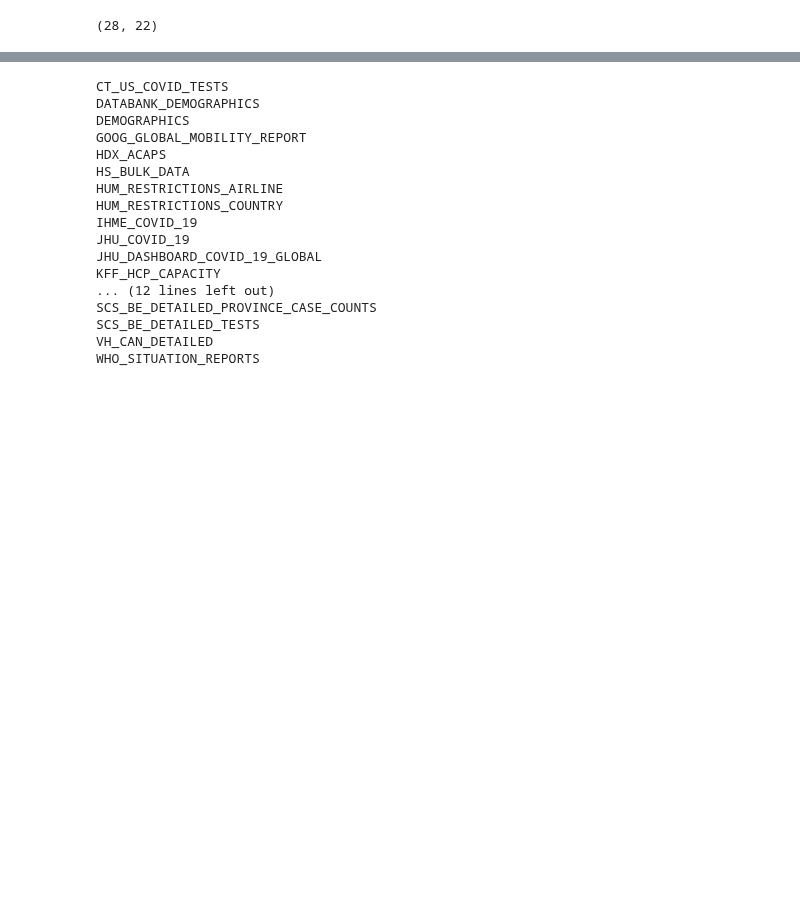
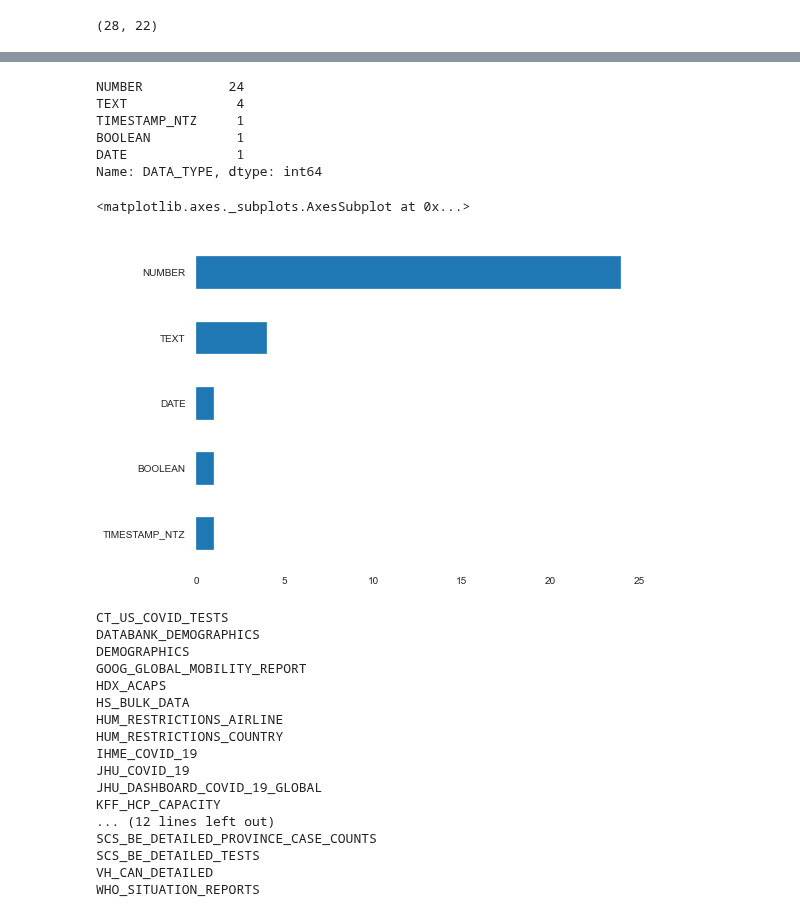
Before and after one commit to joseph-true/covid19-data-catalog, a Jupyter notebook: COVID19-metadata_2_html.ipynb, the cells around one changed output, grey strips where cells are left out. Cells and saved outputs as stored; diff of their text form; code cells hidden in the pictures; blank space fills up the shorter version.

Commit message:
Added column info to overview

```diff
--- a/COVID19-metadata_2_html.ipynb
+++ b/COVID19-metadata_2_html.ipynb
@@ -130,3 +133,7 @@ df_infoschema
 | 26 | STARSCHEMA_COVID19 | PUBLIC | VH_CAN_DETAILED | None | BASE TABLE | NO | None | ... |
 | 27 | STARSCHEMA_COVID19 | PUBLIC | WHO_SITUATION_REPORTS | None | BASE TABLE | NO | None | ... |
 28 rows × 22 columns
+# %%
+# select TABLE_NAME from "STARSCHEMA_COVID19"."INFORMATION_SCHEMA"."TABLES" where TABLE_SCHEMA = 'PUBLIC';
+table_query = 'select * from "STARSCHEMA_COVID19"."INFORMATION_SCHEMA"."COLUMNS" where TABLE_SCHEMA = \'PUBLIC\';'
+df_info_cols = pd.read_sql(table_query, ctx)
@@ -181,3 +202,6 @@ str(table_toc)
 df_infoschema.shape
 # %% [output]
 (28, 22)
+# %%
+table = 'CT_US_COVID_TESTS'
+df_cols = df_info_cols[df_info_cols['TABLE_NAME'] == table]
@@ -184,3 +224,19 @@ df_infoschema.shape
+# %%
+data_types = df_cols['DATA_TYPE'].value_counts()
+
+print(data_types)
+plt.figure(figsize=(8,6))
+data_types.sort_values(inplace=True)
+data_types.plot.barh()
+# %% [output]
+NUMBER           24
+TEXT              4
+TIMESTAMP_NTZ     1
+BOOLEAN           1
+DATE              1
+Name: DATA_TYPE, dtype: int64
+<matplotlib.axes._subplots.AxesSubplot at 0x...>
+[figure, added]
 # %%
 for index, row in df_infoschema.iterrows():
 
```
Also changed, not shown: parts of 6 cells of this notebook, 29 other files.
